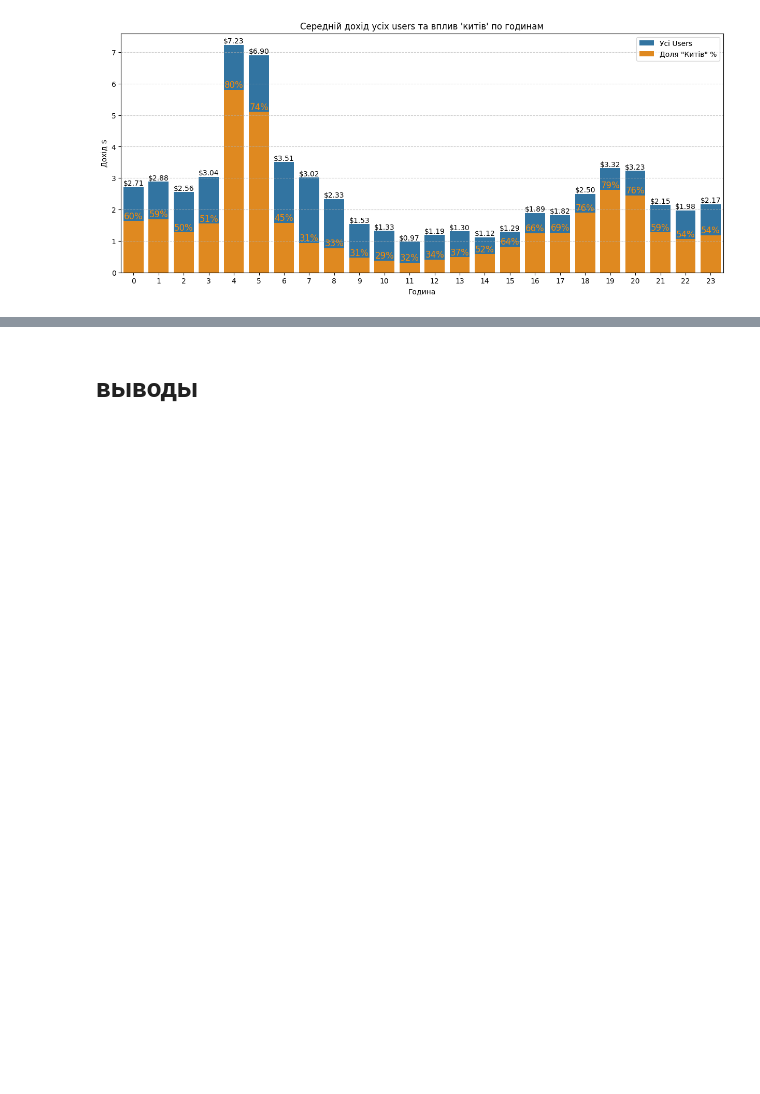
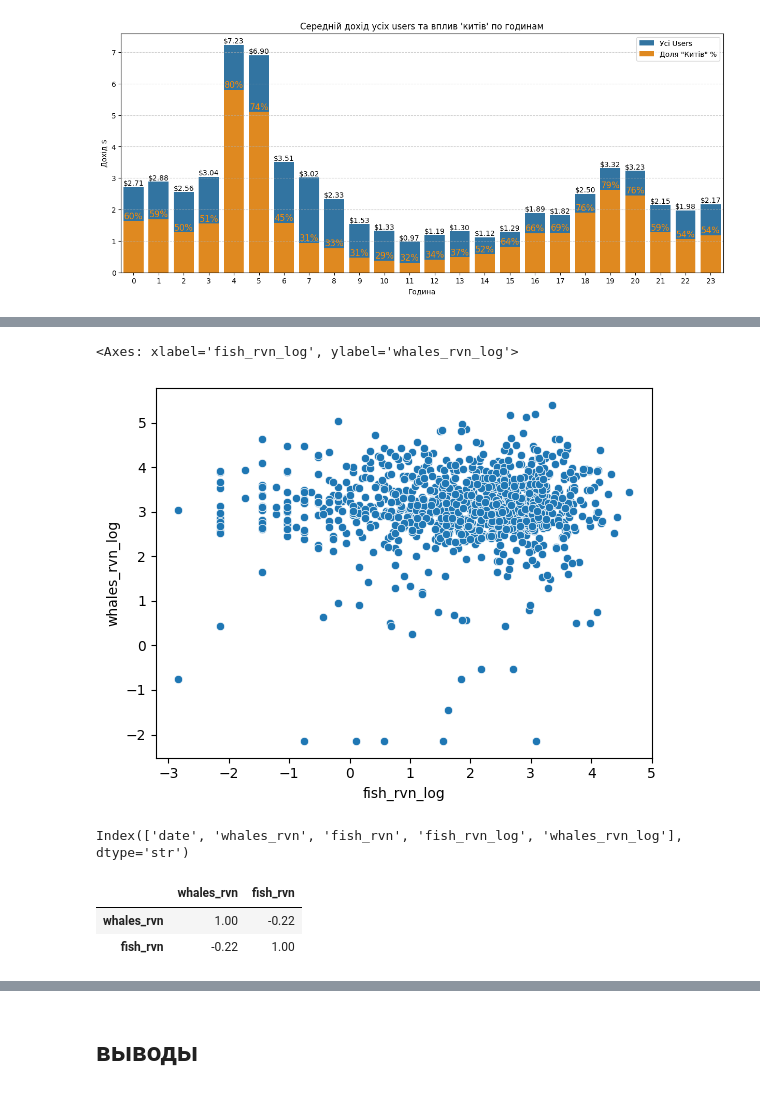
Before and after one commit to Chocopie-DA/db_analysis_sql_sweetylove, a Jupyter notebook: 03_notebooks/EDA.ipynb, the cells around one changed output, grey strips where cells are left out. Drawn from its saved outputs; the diff is of its cells as text; code cells hidden in the pictures; blank space fills up the shorter version.

Commit message:
corr/Mann_Whitney

```diff
--- a/03_notebooks/EDA.ipynb
+++ b/03_notebooks/EDA.ipynb
@@ -1277,0 +1353,22 @@ avg_rvn_by_hour = fig
+# %%
+whales_rvn_by_date = df[df['user_key'].isin(whales_id)] \
+                                .groupby('date', as_index=False)['total_revenue'].sum() \
+                                .rename(columns={'total_revenue': 'whales_rvn'}) \
+                                .sort_values('date')
+# %%
+fish_rvn_by_date = df[~df['user_key'].isin(whales_id)] \
+                                .groupby('date', as_index=False)['total_revenue'].sum() \
+                                .rename(columns={'total_revenue': 'fish_rvn'}) \
+                                .sort_values('date')
+# %%
+whales_vs_fish = whales_rvn_by_date.merge(fish_rvn_by_date,
+                                    how='outer',
+                                    on='date')
+# %%
+whales_vs_fish['fish_rvn_log'] = np.log(whales_vs_fish['fish_rvn'])
+whales_vs_fish['whales_rvn_log'] = np.log(whales_vs_fish['whales_rvn'])
+# %%
+sns.scatterplot(whales_vs_fish, x='fish_rvn_log', y='whales_rvn_log')
+# %% [output]
+<Axes: xlabel='fish_rvn_log', ylabel='whales_rvn_log'>
+[figure, added]
@@ -1277,0 +1377,4 @@ avg_rvn_by_hour = fig
+# %%
+whales_vs_fish.columns
+# %% [output]
+Index(['date', 'whales_rvn', 'fish_rvn', 'fish_rvn_log', 'whales_rvn_log'], dtype='str')
@@ -1277,0 +1385,6 @@ avg_rvn_by_hour = fig
+# %%
+whales_vs_fish_m[['whales_rvn', 'fish_rvn']].corr()
+# %% [output]
+|  | whales_rvn | fish_rvn |
+| whales_rvn | 1.00 | -0.22 |
+| fish_rvn | -0.22 | 1.00 |
```
Also changed, not shown: parts of 50 cells of this notebook.
